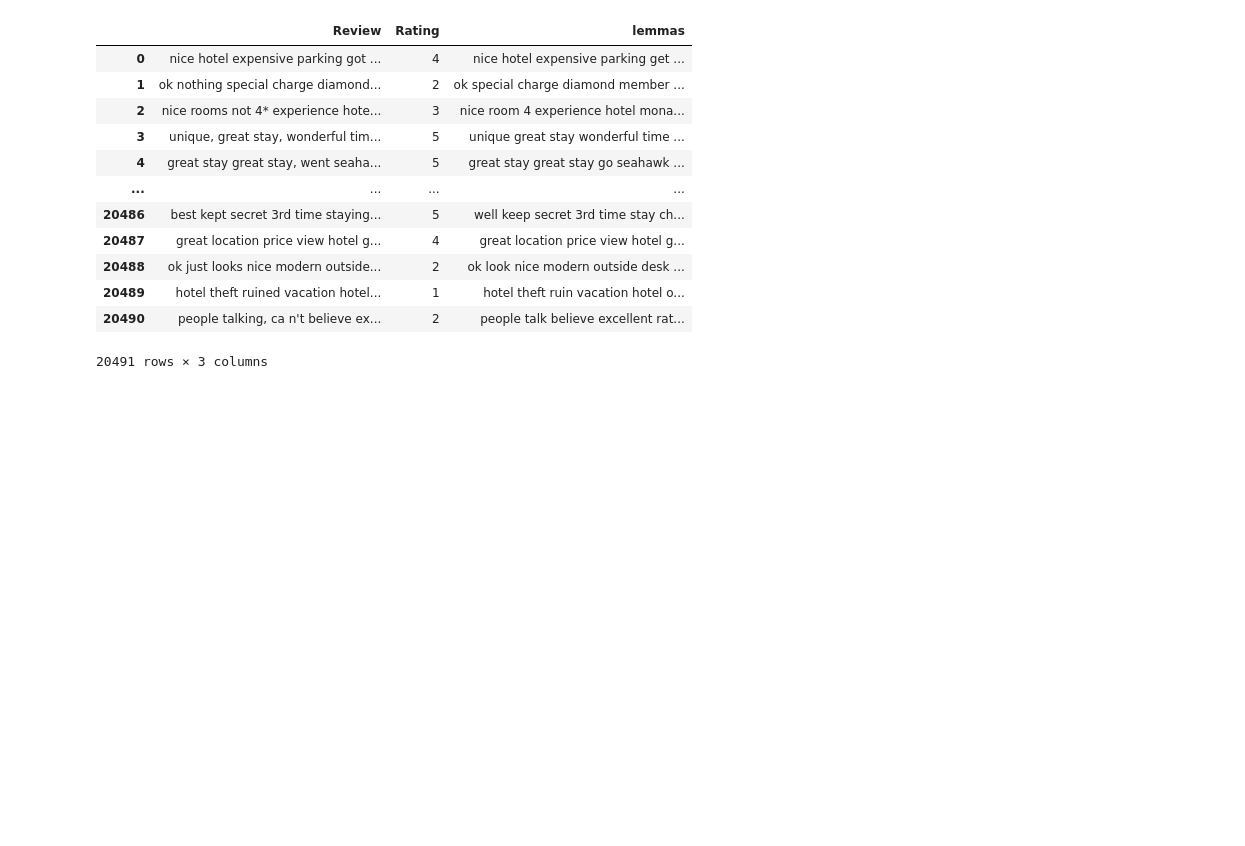
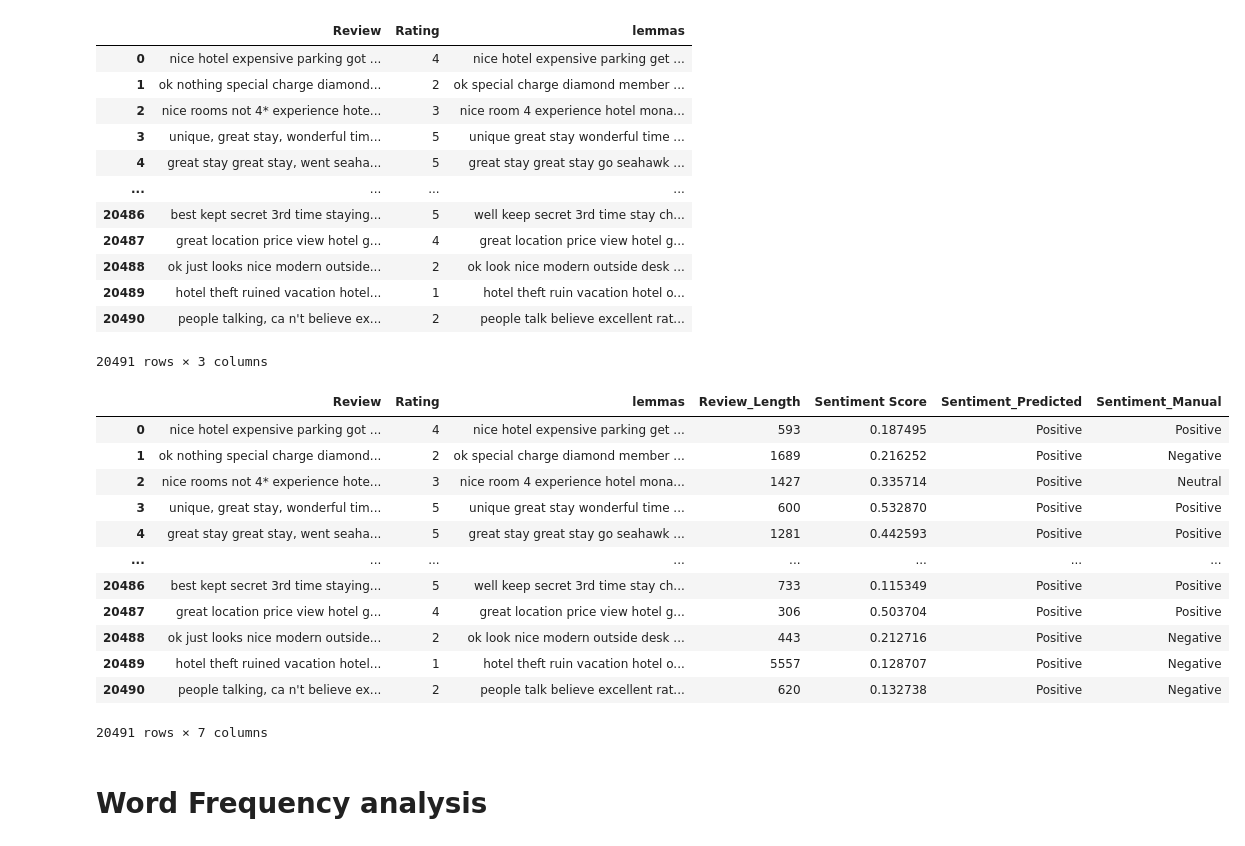
Before and after one commit to Dln358/ModelMetricsComparison, a Jupyter notebook: tripAdvisorML.ipynb, the cells around one changed output. Cells and saved outputs as stored; diff of their text form; code cells hidden in the pictures; blank space fills up the shorter version.

```diff
--- a/tripAdvisorML.ipynb
+++ b/tripAdvisorML.ipynb
@@ -85,3 +91,45 @@ df
 | 20489 | hotel theft ruined vacation hotel... | 1 | hotel theft ruin vacation hotel o... |
 | 20490 | people talking, ca n't believe ex... | 2 | people talk believe excellent rat... |
 20491 rows × 3 columns
+# %%
+# Function to get sentiment manually based off rating
+def manual_sentiment(rating):
+    if rating <= 2:
+        return 'Negative'
+    elif rating == 3:
+        return 'Neutral'
+    else:
+        return 'Positive'
+
+# Apply the manual sentiment function
+df['Sentiment_Manual'] = df['Rating'].apply(manual_sentiment)
+# %%
+# Using textblob to get sentiment analysis from lemmas
+from textblob import TextBlob
+
+# Function to get predicted sentiment
+def get_sentiment(text):
+    blob = TextBlob(text)
+    return blob.sentiment.polarity  # Returns a polarity score between -1 and 1 with close to zero being neutral
+
+# Apply sentiment analysis
+df['Sentiment Score'] = df['lemmas'].apply(get_sentiment)
+
+# Convert sentiment score to categories
+df['Sentiment_Predicted'] = pd.cut(df['Sentiment'], bins=[-1, -0.01, 0.1, 1], labels=["Negative", "Neutral", "Positive"])
+# %%
+df
+# %% [output]
+|  | Review | Rating | lemmas | Review_Length | Sentiment Score | Sentiment_Predicted | Sentiment_Manual |
+| 0 | nice hotel expensive parking got ... | 4 | nice hotel expensive parking get ... | 593 | 0.187495 | Positive | Positive |
+| 1 | ok nothing special charge diamond... | 2 | ok special charge diamond member ... | 1689 | 0.216252 | Positive | Negative |
+| 2 | nice rooms not 4* experience hote... | 3 | nice room 4 experience hotel mona... | 1427 | 0.335714 | Positive | Neutral |
+| 3 | unique, great stay, wonderful tim... | 5 | unique great stay wonderful time ... | 600 | 0.532870 | Positive | Positive |
+| 4 | great stay great stay, went seaha... | 5 | great stay great stay go seahawk ... | 1281 | 0.442593 | Positive | Positive |
+| ... | ... | ... | ... | ... | ... | ... | ... |
+| 20486 | best kept secret 3rd time staying... | 5 | well keep secret 3rd time stay ch... | 733 | 0.115349 | Positive | Positive |
+| 20487 | great location price view hotel g... | 4 | great location price view hotel g... | 306 | 0.503704 | Positive | Positive |
+| 20488 | ok just looks nice modern outside... | 2 | ok look nice modern outside desk ... | 443 | 0.212716 | Positive | Negative |
+| 20489 | hotel theft ruined vacation hotel... | 1 | hotel theft ruin vacation hotel o... | 5557 | 0.128707 | Positive | Negative |
+| 20490 | people talking, ca n't believe ex... | 2 | people talk believe excellent rat... | 620 | 0.132738 | Positive | Negative |
+20491 rows × 7 columns
@@ -87,0 +150,2 @@ df
+# %% [markdown]
+# Word Frequency analysis
```
Also changed, not shown: parts of 35 cells of this notebook.
